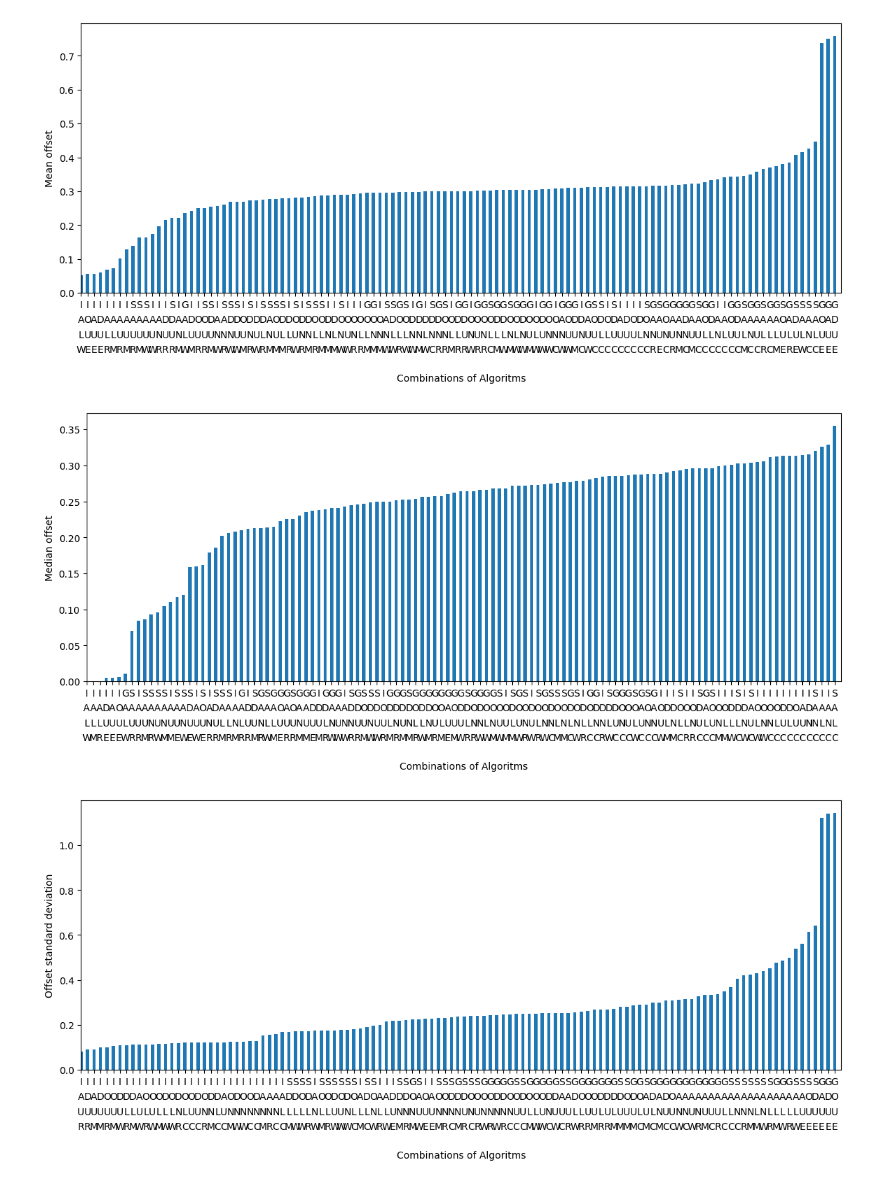
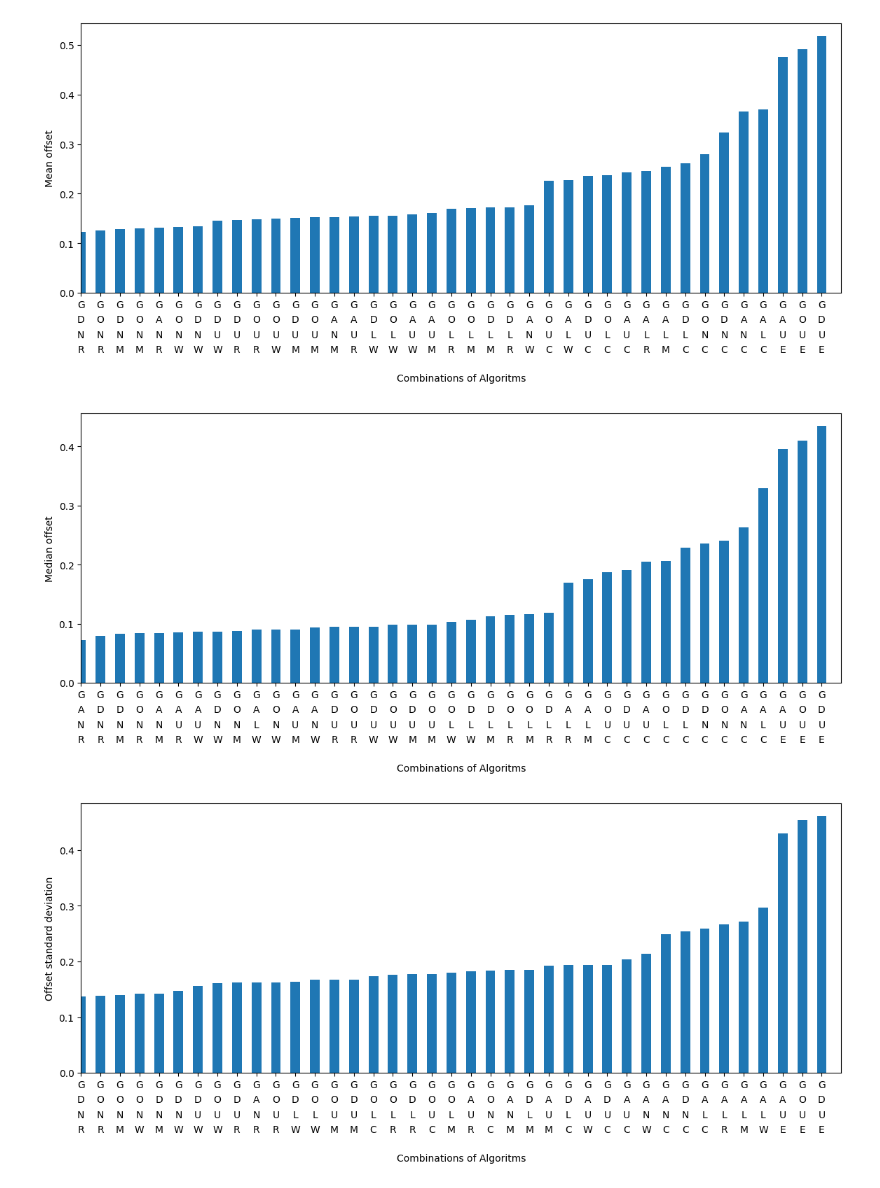
Before and after one commit to AlexLenitschek/ILDARSrevised, a Jupyter notebook: Offset_Plotter.ipynb, the cells around one changed output. Cells and saved outputs as stored; diff of their text form; code cells hidden in the pictures.

```diff
--- a/Offset_Plotter.ipynb
+++ b/Offset_Plotter.ipynb
@@ -81,7 +73,7 @@ from tabulate import tabulate
 
 # To generate Plots for different simulation runs, change folder name here.
 # Folder must be located in .../ILDARSrevised/results/
-folder_name = '100test1room_GP12andINVandDBnoError_06-21'
+folder_name = '100pyramidroom_GP12noErrorinitDeepcopy_07-03'
 
 
 def calculate_sums(sorted_files):
@@ -113,6 +105,7 @@ def plot_sorted_data(sorted_files, plotname, name_y_axis):
 
     plt.show()
 
+# Function to find the project directory dynamically
 def find_project_dir():
     current_dir = Path.cwd()  # Get the current working directory
     while str(current_dir) != '/':  # Traverse up the directory tree until root
@@ -156,33 +149,33 @@ print(f"Sum of Means: {sum_of_means:.2f}")
 print(f"Sum of Medians: {sum_of_medians:.2f}")
 print(f"Sum of Standard Deviations: {sum_of_std_devs:.2f}\n")
 
 # Save the total sums to a text file
 txt_file_path = save_path / 'results.txt'
 with open(txt_file_path, 'w') as f:
     f.write(f"Sum of Means: {sum_of_means:.2f}\n")
     f.write(f"Sum of Medians: {sum_of_medians:.2f}\n")
     f.write(f"Sum of Standard Deviations: {sum_of_std_devs:.2f}\n\n")
 
 for letter in algorithm_letters:
     filtered_means = filter_files_by_algorithm(sorted_by_mean, [letter])
     filtered_medians = filter_files_by_algorithm(sorted_by_median, [letter])
     filtered_std_devs = filter_files_by_algorithm(sorted_by_std_dev, [letter])
 
     sum_of_means_specific = calculate_sums(filtered_means)
     sum_of_medians_specific = calculate_sums(filtered_medians)
     sum_of_std_devs_specific = calculate_sums(filtered_std_devs)
 
     print(f"Sum of {letter} Means: {sum_of_means_specific:.2f}")
     print(f"Sum of {letter} Medians: {sum_of_medians_specific:.2f}")
     print(f"Sum of {letter} Standard Deviations: {sum_of_std_devs_specific:.2f}\n")
 
     # Save the values to a text file
     txt_file_path = save_path / 'results.txt'
     with open(txt_file_path, 'a') as f:
         f.write(f"Sum of {letter} Means: {sum_of_means_specific:.2f}\n")
         f.write(f"Sum of {letter} Medians: {sum_of_medians_specific:.2f}\n")
         f.write(f"Sum of {letter} Standard Deviations: {sum_of_std_devs_specific:.2f}\n")
 # %% [output]
-[figure, old version]
+[figure, new version]
-[figure, old version]
+[figure, new version]
-[figure, old version]
+[figure, new version]
```
Also changed, not shown: parts of 3 cells of this notebook, 8 other files.
